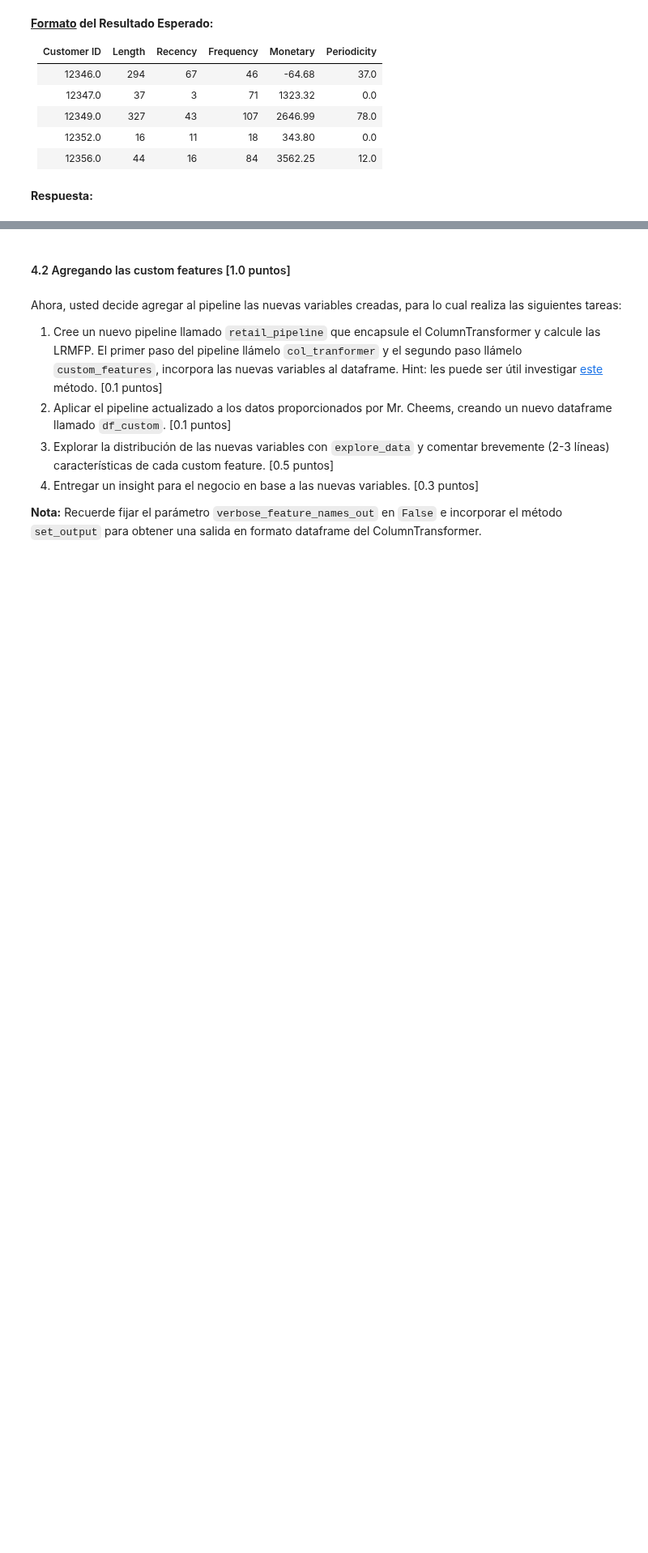
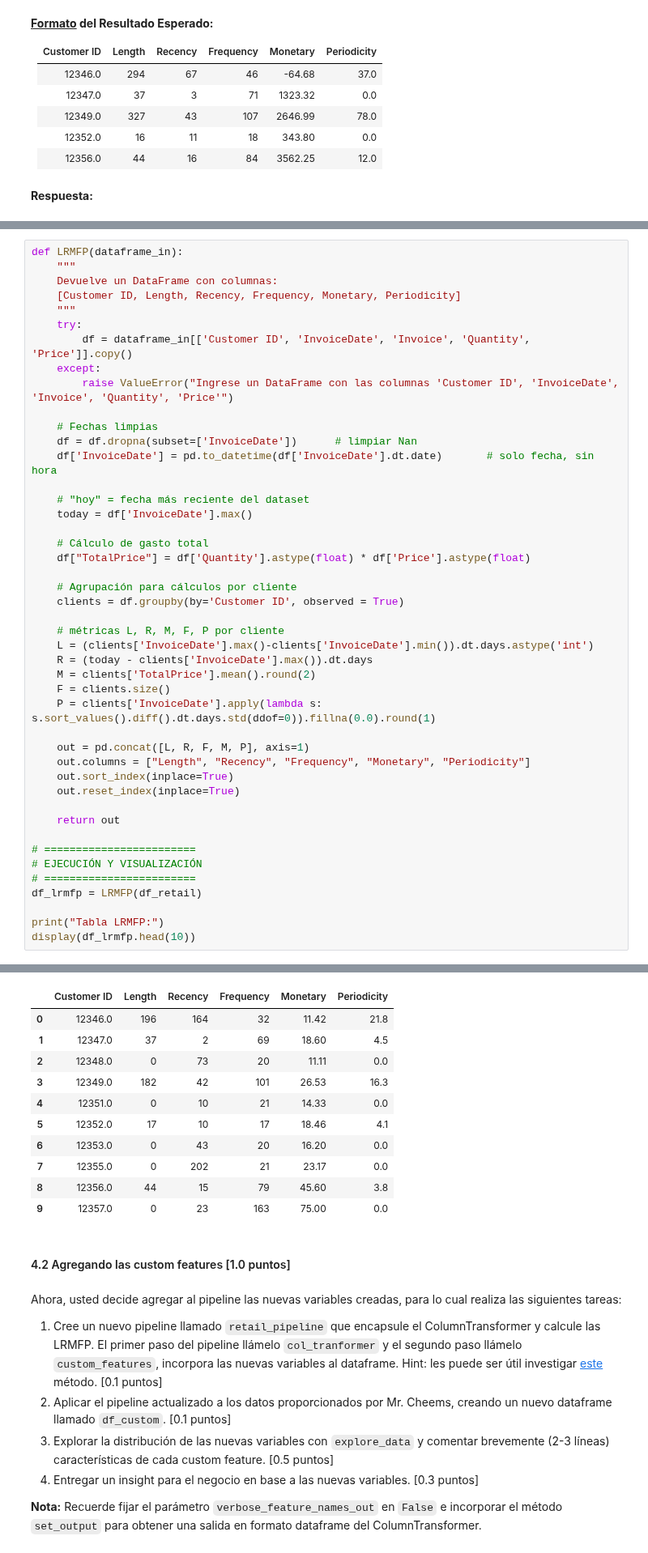
Before and after one commit to jesuvalenzuela/NanSquad, a Jupyter notebook: Lab3/Lab3_Enunciado.ipynb, the cells around one changed output, grey strips where cells are left out. Shown at 81% size. Cells and saved outputs as stored; diff of their text form; blank space fills up the shorter version.

```diff
--- a/Lab3/Lab3_Enunciado.ipynb
+++ b/Lab3/Lab3_Enunciado.ipynb
@@ -645,0 +568,46 @@ Tabla LRMFP (formato esperado):
+# %%
+def LRMFP(dataframe_in):
+    """
+    Devuelve un DataFrame con columnas:
+    [Customer ID, Length, Recency, Frequency, Monetary, Periodicity]
+    """
+    try:
+        df = dataframe_in[['Customer ID', 'InvoiceDate', 'Invoice', 'Quantity', 'Price']].copy()
+    except:
+        raise ValueError("Ingrese un DataFrame con las columnas 'Customer ID', 'InvoiceDate', 'Invoice', 'Quantity', 'Price'")
+
+    # Fechas limpias
+    df = df.dropna(subset=['InvoiceDate'])      # limpiar Nan
+    df['InvoiceDate'] = pd.to_datetime(df['InvoiceDate'].dt.date)       # solo fecha, sin hora
+
+    # "hoy" = fecha más reciente del dataset
+    today = df['InvoiceDate'].max()
+
+    # Cálculo de gasto total
+    df["TotalPrice"] = df['Quantity'].astype(float) * df['Price'].astype(float)
+
+    # Agrupación para cálculos por cliente
+    clients = df.groupby(by='Customer ID', observed = True)
+
+    # métricas L, R, M, F, P por cliente
+    L = (clients['InvoiceDate'].max()-clients['InvoiceDate'].min()).dt.days.astype('int')
+    R = (today - clients['InvoiceDate'].max()).dt.days
+    M = clients['TotalPrice'].mean().round(2)
+    F = clients.size()
+    P = clients['InvoiceDate'].apply(lambda s: s.sort_values().diff().dt.days.std(ddof=0)).fillna(0.0).round(1)
+
+    out = pd.concat([L, R, F, M, P], axis=1)
+    out.columns = ["Length", "Recency", "Frequency", "Monetary", "Periodicity"]
+    out.sort_index(inplace=True)
+    out.reset_index(inplace=True)
+
+    return out
+
+# ========================
+# EJECUCIÓN Y VISUALIZACIÓN
+# ========================
+df_lrmfp = LRMFP(df_retail)
+
+print("Tabla LRMFP:")
+display(df_lrmfp.head(10))
+# %% [output]
@@ -646,3 +615,14 @@ Tabla LRMFP (formato esperado):
+|  | Customer ID | Length | Recency | Frequency | Monetary | Periodicity |
+| 0 | 12346.0 | 196 | 164 | 32 | 11.42 | 21.8 |
+| 1 | 12347.0 | 37 | 2 | 69 | 18.60 | 4.5 |
+| 2 | 12348.0 | 0 | 73 | 20 | 11.11 | 0.0 |
+| 3 | 12349.0 | 182 | 42 | 101 | 26.53 | 16.3 |
+| 4 | 12351.0 | 0 | 10 | 21 | 14.33 | 0.0 |
+| 5 | 12352.0 | 17 | 10 | 17 | 18.46 | 4.1 |
+| 6 | 12353.0 | 0 | 43 | 20 | 16.20 | 0.0 |
+| 7 | 12355.0 | 0 | 202 | 21 | 23.17 | 0.0 |
+| 8 | 12356.0 | 44 | 15 | 79 | 45.60 | 3.8 |
+| 9 | 12357.0 | 0 | 23 | 163 | 75.00 | 0.0 |
 # %% [markdown]
 #### 4.2 Agregando las custom features [1.0 puntos]
 # %% [markdown]
```
Also changed, not shown: parts of 15 cells of this notebook.
